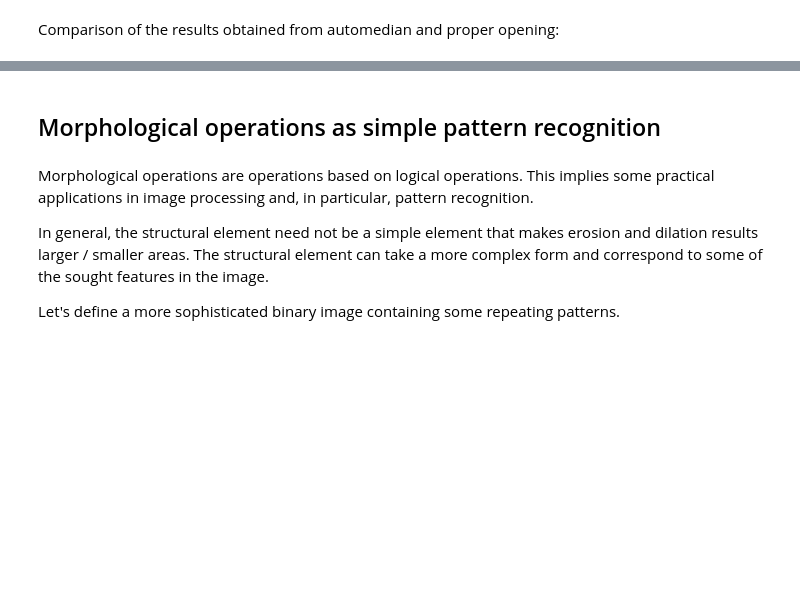
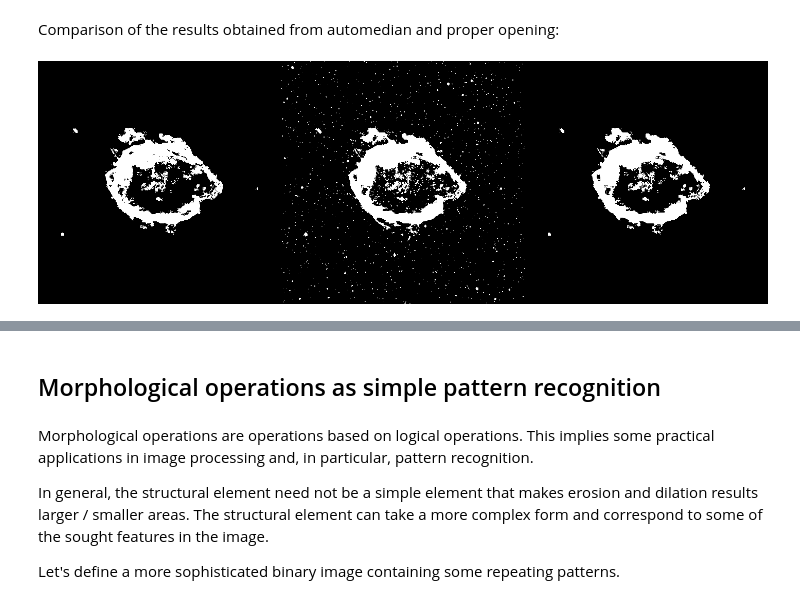
Before and after one commit to mmartyna123/ComputerVision, a Jupyter notebook: Lab4/cv_lab4_MS.ipynb, the cells around one changed output, grey strips where cells are left out. Cells and saved outputs as stored; diff of their text form; code cells hidden in the pictures; blank space fills up the shorter version.

```diff
--- a/Lab4/cv_lab4_MS.ipynb
+++ b/Lab4/cv_lab4_MS.ipynb
@@ -487,2 +392,6 @@ Comparison of the input image and automedians filter
 # %% [markdown]
 Comparison of the results obtained from automedian and proper opening:
+# %%
+imshow(np.concatenate([img_space_Q, img_space_G, img_space_automedian], 1))
+# %% [output]
+[figure, added]
```
Also changed, not shown: parts of 11 cells of this notebook.
